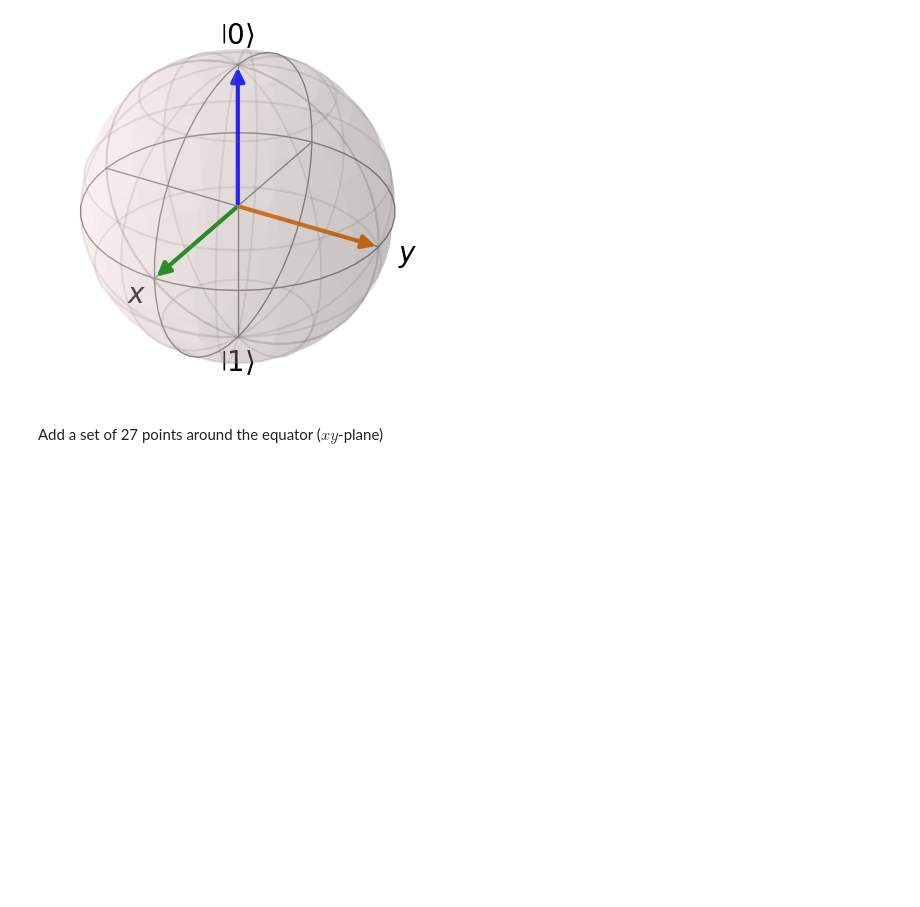
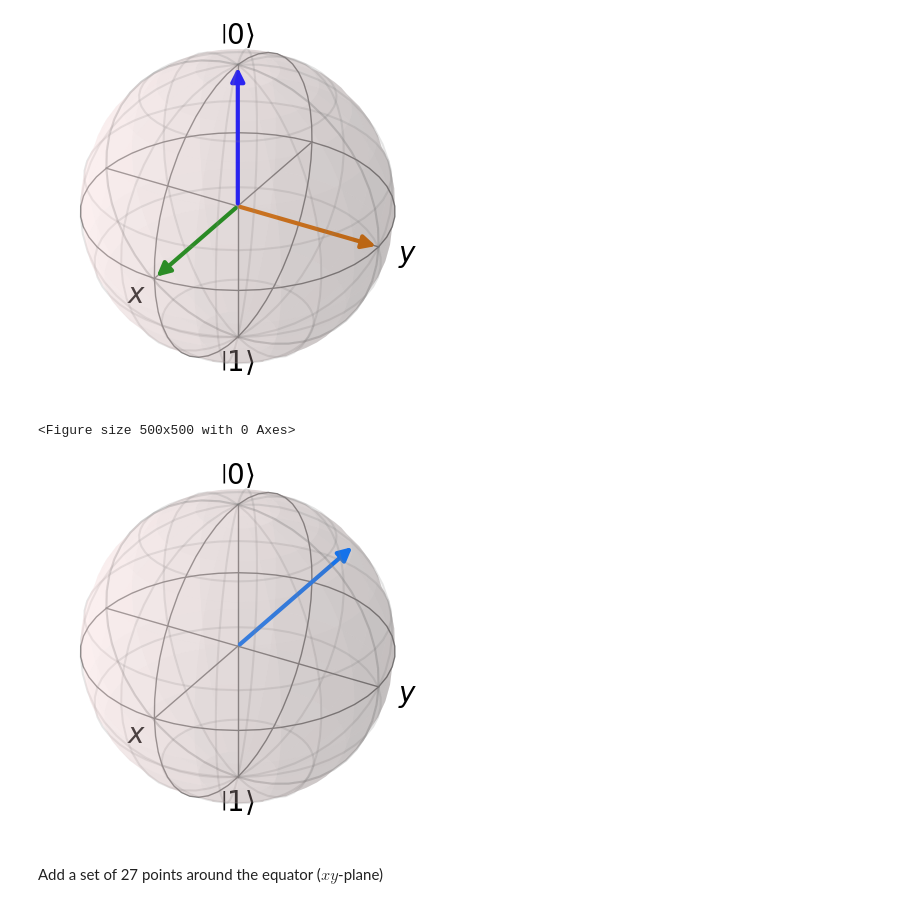
Before and after one commit to lshriver/scribing, a Jupyter notebook: notebooks/bloch_sphere.ipynb, the cells around one changed output. Saved outputs shown, nothing was run; the diff lists cells and outputs as text; code cells hidden in the pictures; blank space fills up the shorter version.

```diff
--- a/notebooks/bloch_sphere.ipynb
+++ b/notebooks/bloch_sphere.ipynb
@@ -68,18 +68,24 @@ sphere.show()
 <Figure size 500x500 with 0 Axes>
 [figure]
 # %%
-# theta = np.pi/3
-# phi = (5*np.pi)/6
-# vec = [np.sin(theta)*np.cos(phi),np.sin(theta)*np.sin(phi),np.cos(theta)]
+theta = np.pi/3
+phi = (5*np.pi)/6
+vec = [np.sin(theta)*np.cos(phi),np.sin(theta)*np.sin(phi),np.cos(theta)]
 # state = (basis(2,0)+(np.sqrt(3)/2 + 0j)*basis(2,1)+(-np.sqrt(3)/4 + (1/4)*1j)).unit()
 # z = (basis(2,0)+(0+0j)*basis(2,1)).unit()
 
 
-# fig = plt.figure()
-# sphere = Bloch(axes=ax)
-# sphere.add_vectors(vec)
+fig = plt.figure()
+ax = fig.add_subplot(111, projection="3d")
+sphere = Bloch(axes=ax)
+custom_colors = ['#1572ea', 'purple', 'yellow', 'green']
+sphere.vector_color = custom_colors
+sphere.add_vectors(vec)
 # sphere.add_states(state)
-# sphere.show()
+sphere.show()
+# %% [output]
+<Figure size 500x500 with 0 Axes>
+[figure, added]
 # %% [markdown]
 Add a set of 27 points around the equator ($xy$-plane)
 # %%
```
Also changed, not shown: parts of 1 cell of this notebook.
